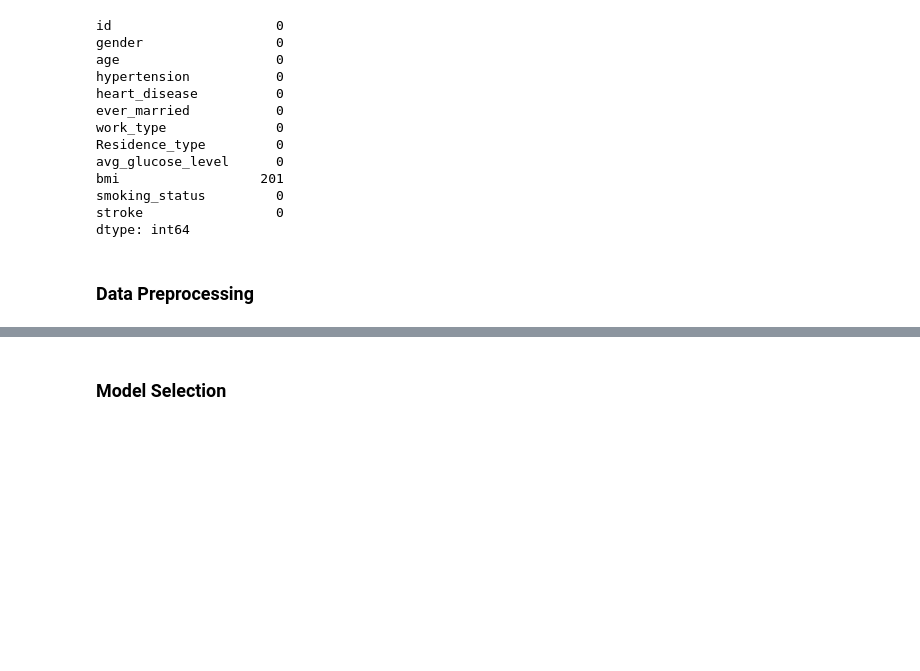
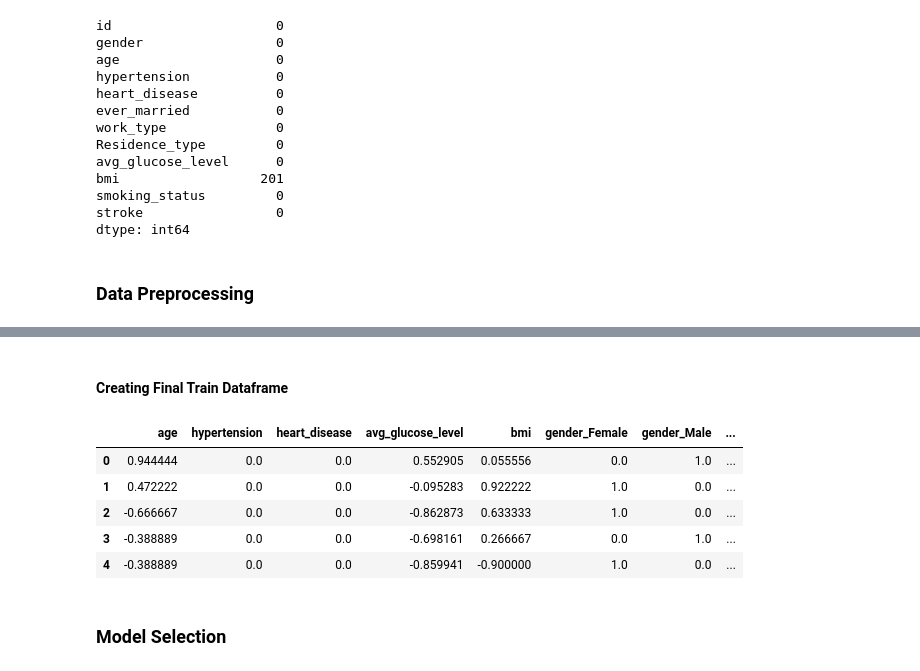
Before and after one commit to Tylikestocode/Machine-Learning, a Jupyter notebook: Stroke_Prediction/StrokePrediction.ipynb, the cells around one changed output, grey strips where cells are left out. Saved outputs shown, nothing was run; the diff lists cells and outputs as text; code cells hidden in the pictures; blank space fills up the shorter version.

```diff
--- a/Stroke_Prediction/StrokePrediction.ipynb
+++ b/Stroke_Prediction/StrokePrediction.ipynb
@@ -80,0 +140,3 @@ dtype: int64
+# %%
+cat_data = X_train.select_dtypes('object')
+cat_data.head()
@@ -80,0 +150,5 @@ dtype: int64
+# %%
+cat_data = encoder.fit_transform(cat_data)
+cat_data = cat_data.toarray()
+cat_data = pd.DataFrame(cat_data, columns=encoder.get_feature_names_out())
+cat_data.head()
@@ -80,0 +166,4 @@ dtype: int64
+# %%
+scalar = RobustScaler()
+num_data = X_train.select_dtypes(['int64', 'float64'])
+num_data.head()
@@ -80,0 +177,4 @@ dtype: int64
+# %%
+num_data = scalar.fit_transform(num_data)
+num_data = pd.DataFrame(num_data, columns=scalar.get_feature_names_out())
+num_data.head()
@@ -81,2 +188,15 @@ dtype: int64
+# %% [markdown]
+#### Creating Final Train Dataframe
+# %%
+X_train = pd.concat([num_data.reset_index(), cat_data.reset_index()], axis=1)
+X_train = X_train.drop(['index'], axis=1)
+X_train.head()
+# %% [output]
+|  | age | hypertension | heart_disease | avg_glucose_level | bmi | gender_Female | gender_Male | ... |
+| 0 | 0.944444 | 0.0 | 0.0 | 0.552905 | 0.055556 | 0.0 | 1.0 | ... |
+| 1 | 0.472222 | 0.0 | 0.0 | -0.095283 | 0.922222 | 1.0 | 0.0 | ... |
+| 2 | -0.666667 | 0.0 | 0.0 | -0.862873 | 0.633333 | 1.0 | 0.0 | ... |
+| 3 | -0.388889 | 0.0 | 0.0 | -0.698161 | 0.266667 | 0.0 | 1.0 | ... |
+| 4 | -0.388889 | 0.0 | 0.0 | -0.859941 | -0.900000 | 1.0 | 0.0 | ... |
 # %% [markdown]
 ### Model Selection
```
Also changed, not shown: parts of 21 cells of this notebook, 2 other files.
